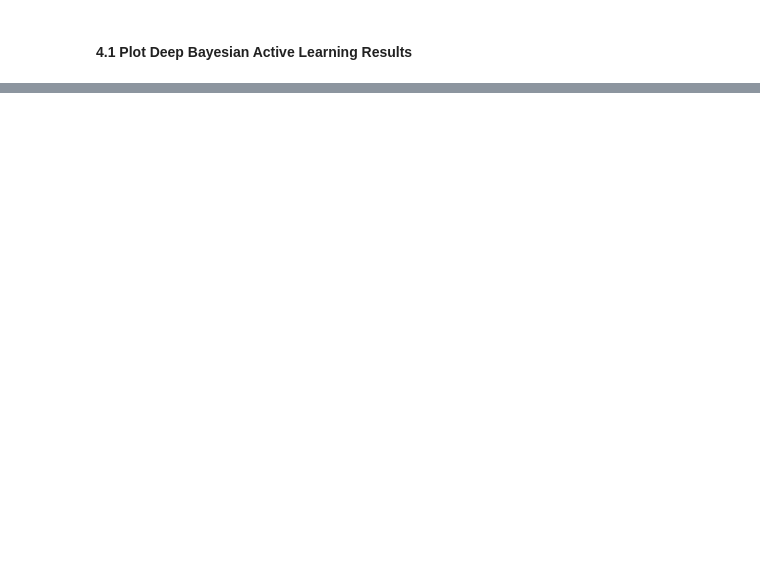
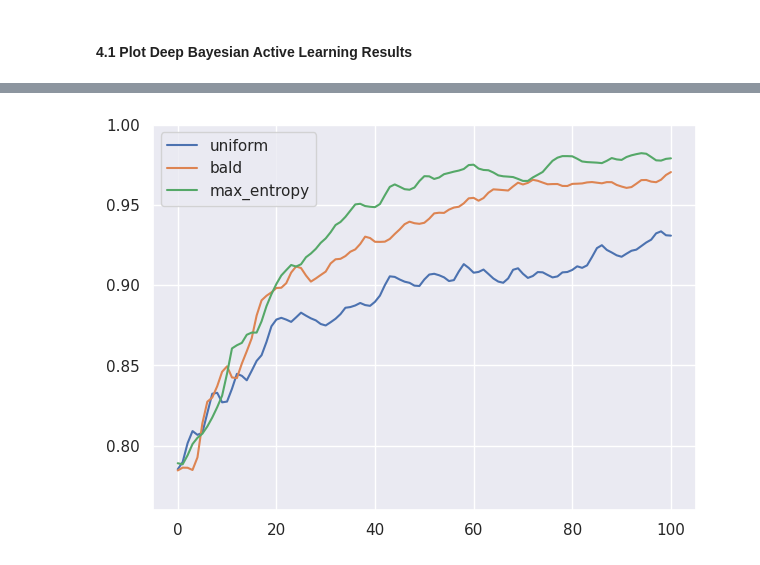
Before and after one commit to Leonid-Erlygin/seminars, a Jupyter notebook: spring_2025/seminar_ue_en.ipynb, the cells around one changed output, grey strips where cells are left out. Cells and saved outputs as stored; diff of their text form; code cells hidden in the pictures; blank space fills up the shorter version.

```diff
--- a/spring_2025/seminar_ue_en.ipynb
+++ b/spring_2025/seminar_ue_en.ipynb
@@ -691,4 +692,15 @@ plot_results(data=results)
 # %%
 uniform = np.load("result_npy/uniform.npy")
-# bald = np.load("result_npy/bald.npy")
+bald = np.load("result_npy/bald.npy")
 max_entropy = np.load("result_npy/max_entropy.npy")
+# %%
+plot_results(
+    {
+        "uniform": uniform,
+        "bald": bald,
+        "max_entropy": max_entropy,
+    },
+    ylim=[0.76, 1]
+)
+# %% [output]
+[figure, added]
```
Also changed, not shown: parts of 10 cells of this notebook, 4 other files.
